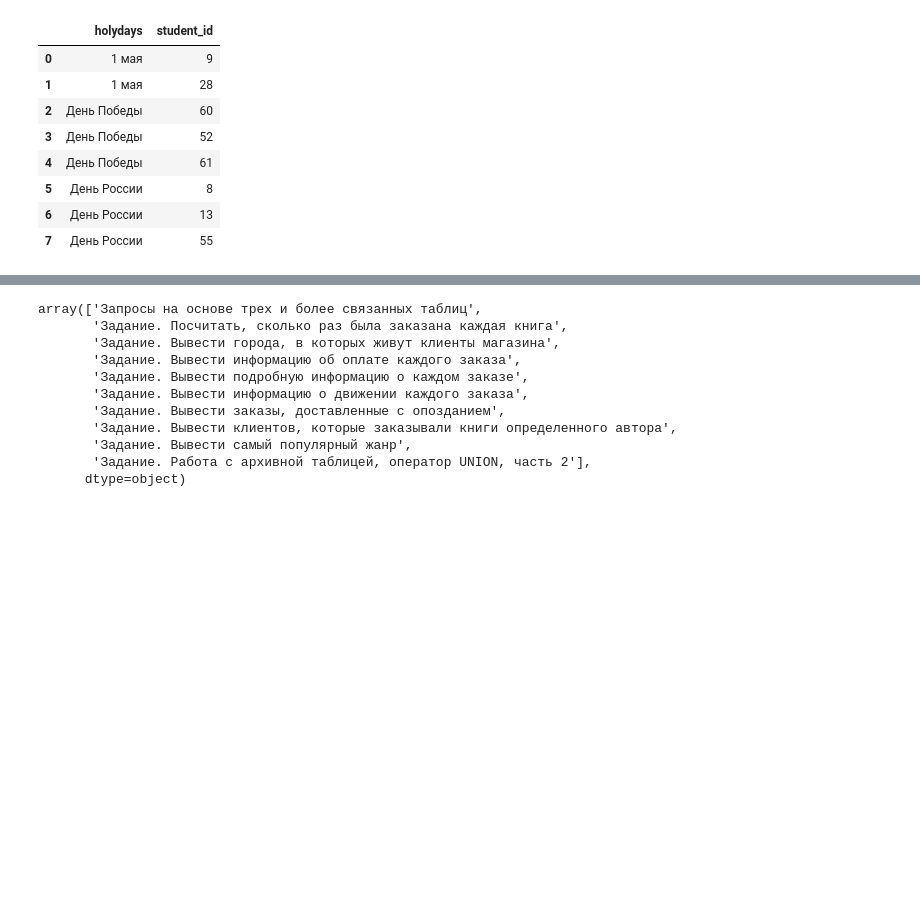
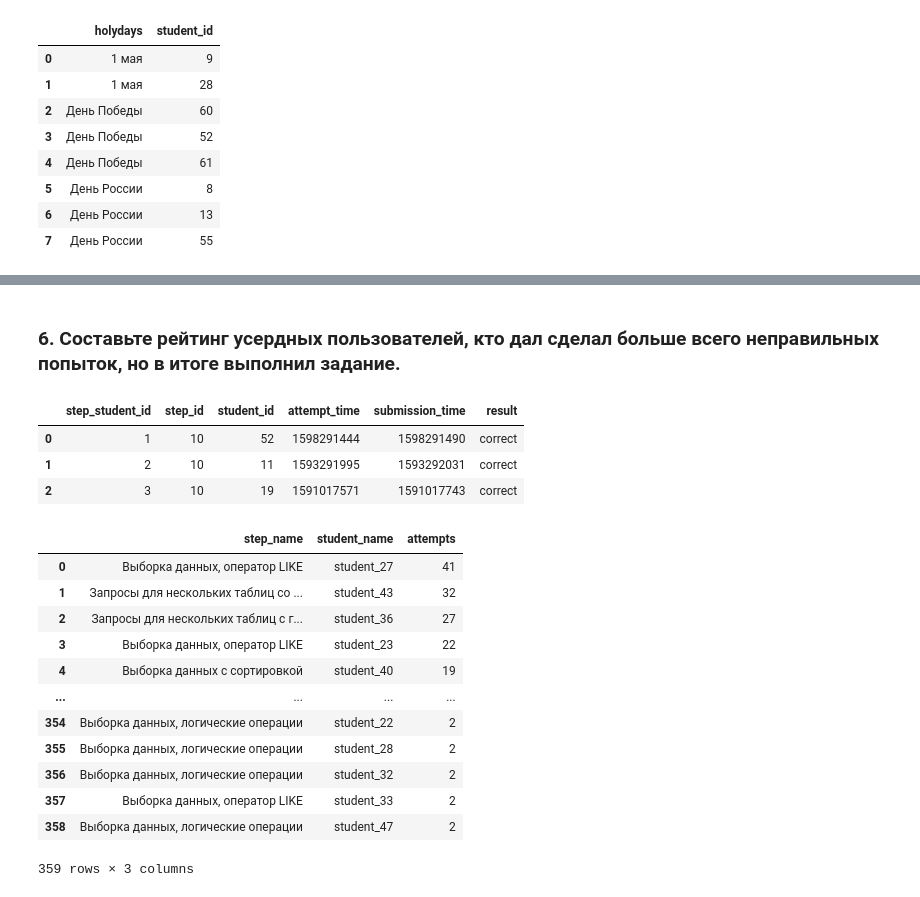
Before and after one commit to agleev/sql_students, a Jupyter notebook: sql.ipynb, the cells around one changed output, grey strips where cells are left out. Drawn from its saved outputs; the diff is of its cells as text; code cells hidden in the pictures; blank space fills up the shorter version.

```diff
--- a/sql.ipynb
+++ b/sql.ipynb
@@ -272,17 +243,48 @@ limit 30
 | 27 | Задание. Посчитать, сколько раз б... | student_31 | 16 | 7 |
 | 28 | Задание. Посчитать, сколько раз б... | student_20 | 16 | 7 |
 | 29 | Задание. Посчитать, сколько раз б... | student_30 | 19 | 8 |
-# %%
-data.step_name.unique()
-# %% [output]
-array(['Запросы на основе трех и более связанных таблиц',
-       'Задание. Посчитать, сколько раз была заказана каждая книга',
-       'Задание. Вывести города, в которых живут клиенты магазина',
-       'Задание. Вывести информацию об оплате каждого заказа',
-       'Задание. Вывести подробную информацию о каждом заказе',
-       'Задание. Вывести информацию о движении каждого заказа',
-       'Задание. Вывести заказы, доставленные с опозданием',
-       'Задание. Вывести клиентов, которые заказывали книги определенного автора',
-       'Задание. Вывести самый популярный жанр',
-       'Задание. Работа с архивной таблицей, оператор UNION, часть 2'],
-      dtype=object)
+# %% [markdown]
+### 6. Составьте рейтинг усердных пользователей, кто дал сделал больше всего неправильных попыток, но в итоге выполнил задание.
+# %%
+sql('''
+select * from step_student
+limit 3
+''')
+# %% [output]
+|  | step_student_id | step_id | student_id | attempt_time | submission_time | result |
+| 0 | 1 | 10 | 52 | 1598291444 | 1598291490 | correct |
+| 1 | 2 | 10 | 11 | 1593291995 | 1593292031 | correct |
+| 2 | 3 | 10 | 19 | 1591017571 | 1591017743 | correct |
+# %%
+sql('''
+select step_name, student_name, attempts from
+    (
+        select distinct on (student_id, step_id) student_id, step_id, result, attempts
+        from
+            (
+                select student_id, step_id, result, attempt_time,
+                dense_rank() OVER (PARTITION BY student_id, step_id ORDER BY attempt_time) as attempts
+                from step_student
+                order by student_id, step_id
+            ) as t1
+        where attempts > 1 and result='correct'
+        order by student_id, step_id, attempts desc
+    ) as t2
+join step using(step_id)
+join student using(student_id)
+order by attempts desc
+''')
+# %% [output]
+|  | step_name | student_name | attempts |
+| 0 | Выборка данных, оператор LIKE | student_27 | 41 |
+| 1 | Запросы для нескольких таблиц со ... | student_43 | 32 |
+| 2 | Запросы для нескольких таблиц с г... | student_36 | 27 |
+| 3 | Выборка данных, оператор LIKE | student_23 | 22 |
+| 4 | Выборка данных с сортировкой | student_40 | 19 |
+| ... | ... | ... | ... |
+| 354 | Выборка данных, логические операции | student_22 | 2 |
+| 355 | Выборка данных, логические операции | student_28 | 2 |
+| 356 | Выборка данных, логические операции | student_32 | 2 |
+| 357 | Выборка данных, оператор LIKE | student_33 | 2 |
+| 358 | Выборка данных, логические операции | student_47 | 2 |
+359 rows × 3 columns
```
Also changed, not shown: parts of 5 cells of this notebook.
